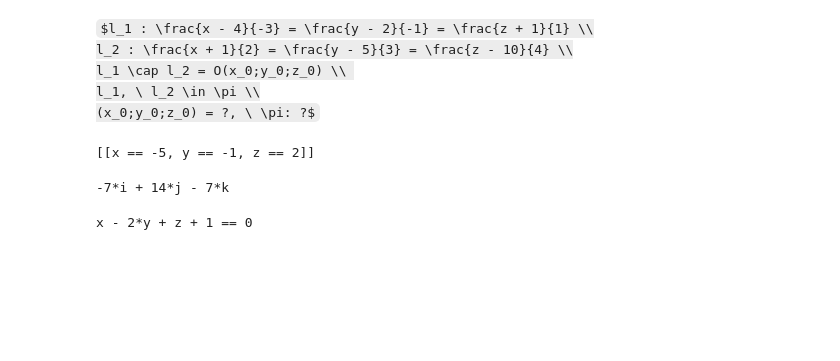
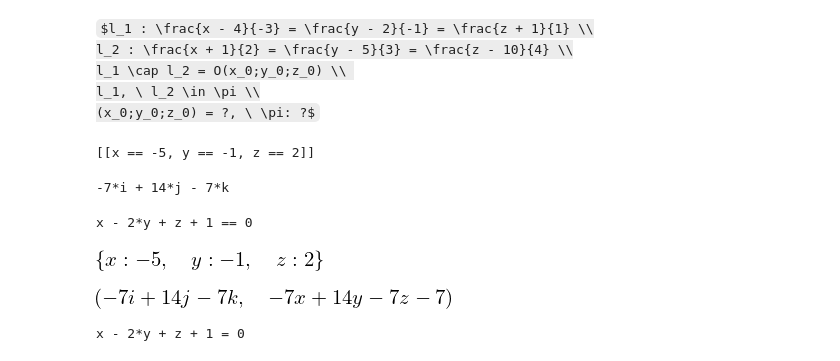
Before and after one commit to OlgaBelitskaya/linear_algebra_practice, a Jupyter notebook: work1_8.ipynb, the cells around one changed output. Cells and saved outputs as stored; diff of their text form; code cells hidden in the pictures; some formulas as TeX source; blank space fills up the shorter version.

```diff
--- a/work1_8.ipynb
+++ b/work1_8.ipynb
@@ -426,3 +584,37 @@ nx,ny,nz = -7,14,-7
 (nx * (x - x0) + ny * (y - y0) + nz * (z - z0) == 0) / (-7)
 # %% [output]
 x - 2*y + z + 1 == 0
+# %%
+# sympy
+x,y,z,t,i,j,k = sympy.symbols('x,y,z,t,i,j,k')
+x1,y1,z1 = 4,2,-1 # A1
+x2,y2,z2 = -1,5,10 # A2
+p1,q1,r1 = -3,-1,1 # s1
+p2,q2,r2 = 2,3,4 # s2
+
+# l1
+eq11 = (x-x1)/p1-(y-y1)/q1
+eq12 = (z-z1)/r1-(y-y1)/q1
+# l2
+eq21 = (x-x2)/p2-(y-y2)/q2
+eq22 = (z-z2)/r2-(y-y2)/q2
+
+# l1 ∩ l2
+sympy.solve([eq11, eq12, eq21, eq22], x, y, z)
+# %% [output]
+[figure, added]
+# %%
+# O = l1 ∩ l2, O ∈ π
+x0,y0,z0 = -5,-1,2
+
+# n = s1 x s2, n ⊥ π
+n = sympy.Matrix([[i, j, k], [p1, q1, r1], [p2, q2, r2]]).det()
+p = n.coeff(i) * (x - x0) + n.coeff(j) * (y - y0) + n.coeff(k) * (z - z0)
+n, p
+# %% [output]
+[figure, added]
+# %%
+# π
+print(str(p / n.coeff(i)) + ' = 0')
+# %% [output]
+x - 2*y + z + 1 = 0
```
Also changed, not shown: parts of 15 cells of this notebook.
